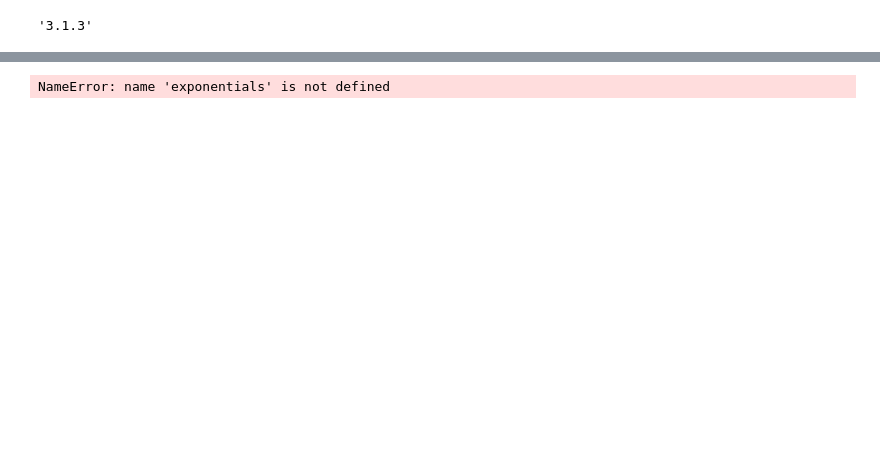
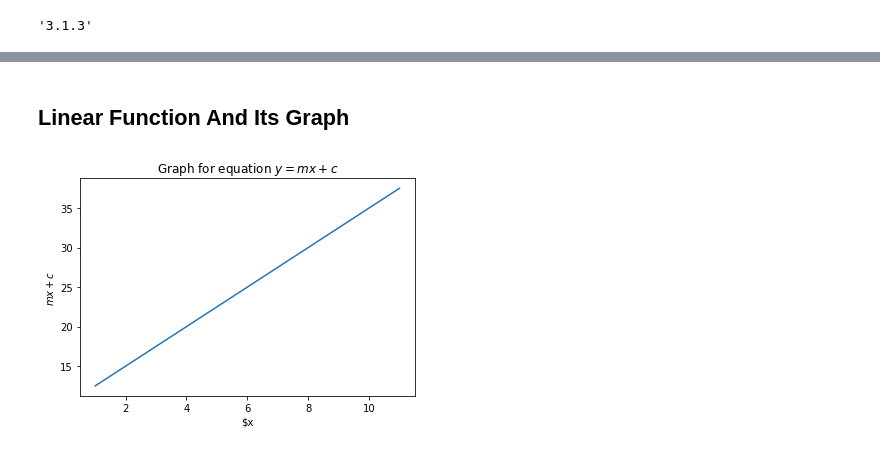
Before and after one commit to shashigharti/python-examples-for-beginners, a Jupyter notebook: notebooks/functions.ipynb, the cells around one changed output, grey strips where cells are left out. Cells and saved outputs as stored; diff of their text form; code cells hidden in the pictures; blank space fills up the shorter version.

```diff
--- a/notebooks/functions.ipynb
+++ b/notebooks/functions.ipynb
@@ -27,14 +39,17 @@ NameError: name 'functions' is not defined
+# %% [markdown]
+<h2>Linear Function And Its Graph</h2>
 # %%
-### Generate points and plot the graph for equation y=e**-x ###
+### Generate points and plot the graph for equation y=mx + c ###
 
 x_rng = [1, 12]
-yfunc = lambda x: math.exp(-x)
-y = functions.generate(yfunc, rng = x_rng)
-x = list(range(*x_rng))
-plt.figure()
-plt.plot(x, y)
-plt.xlabel("$x$")
-plt.ylabel("$\exp(-x)$")
-plt.title("Graph for equation $y=e^{-x}$")
+
+# slope and intercept
+m = 2.5
+c = 10
+
+# Generate Data
+f = lambda x: m*x + c
+x, y = functions.generate(f, rng = x_rng)
+functions.plot_graph(x, y, label_y = "$mx + c$", label_x = "$x", title = "Graph for equation $y=mx + c$")
 # %% [output]
-NameError: name 'exponentials' is not defined
+[figure, added]
```
Also changed, not shown: parts of 6 cells of this notebook, 2 other files.
